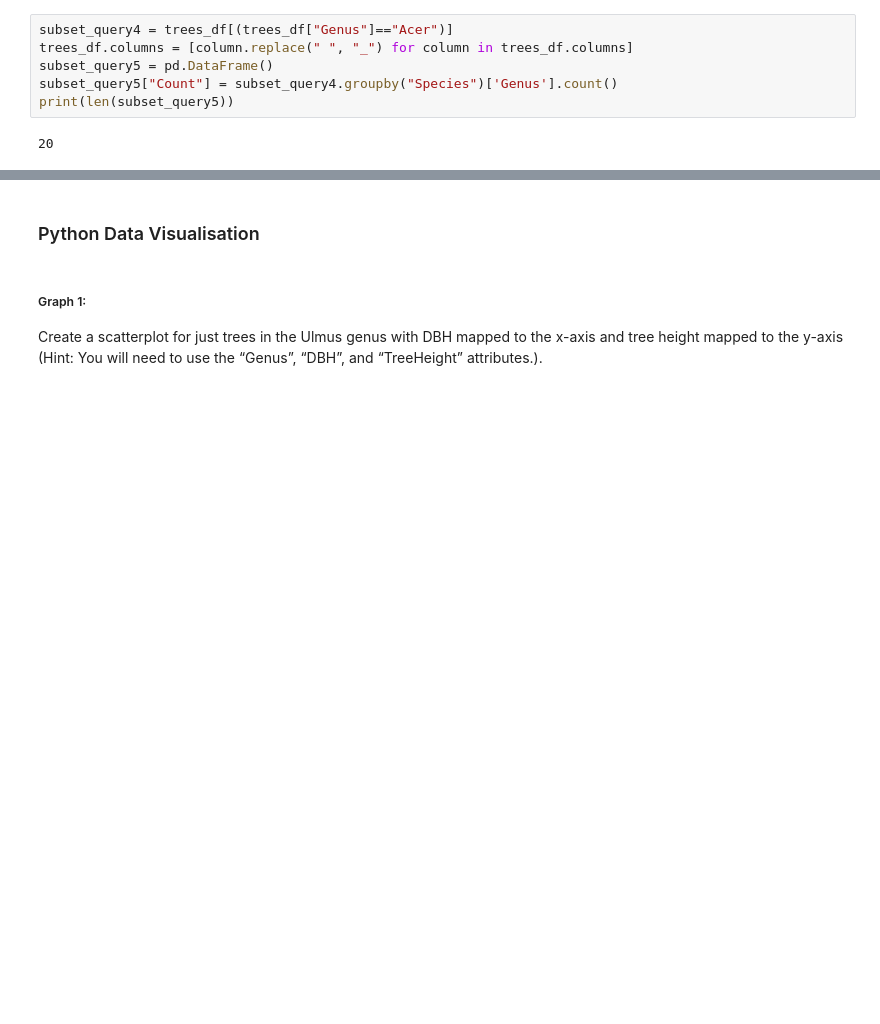
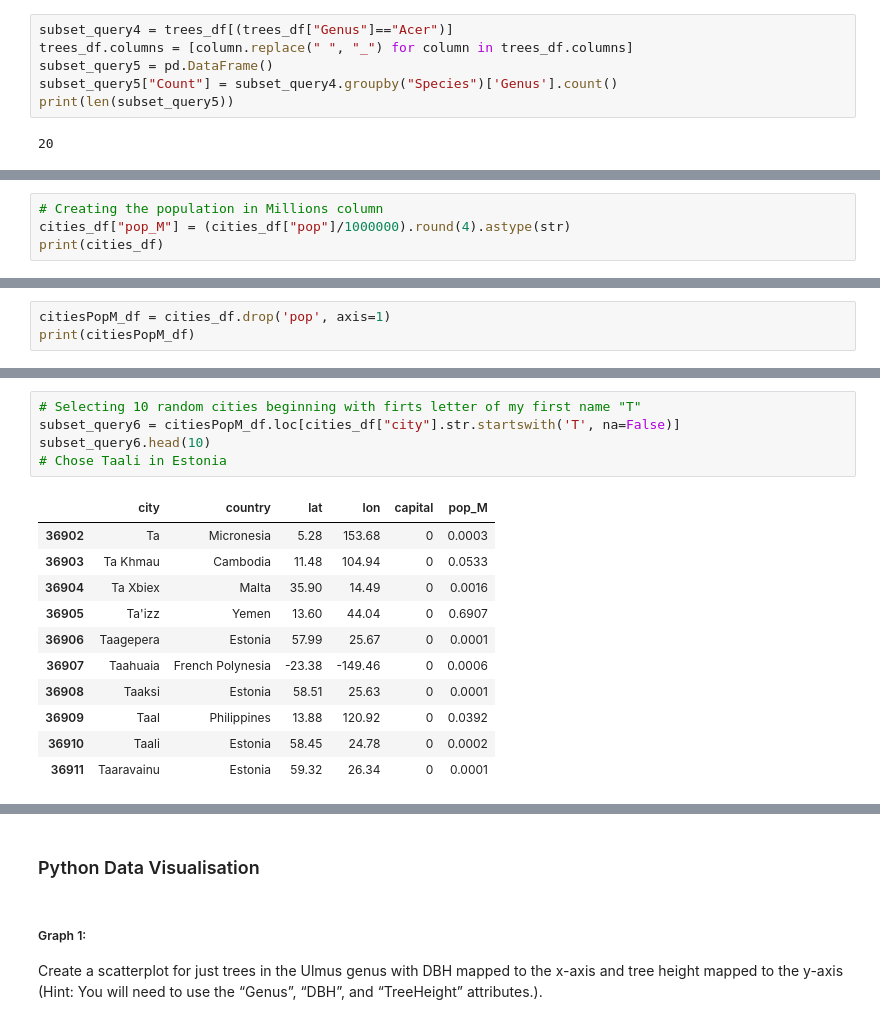
Before and after one commit to TomLE14/PY4SA23_Assignment, a Jupyter notebook: Assignment No 2 - Tom Lewis-Evans.ipynb, the cells around one changed output, grey strips where cells are left out. Drawn from its saved outputs; the diff is of its cells as text; blank space fills up the shorter version.

```diff
--- a/Assignment No 2 - Tom Lewis-Evans.ipynb
+++ b/Assignment No 2 - Tom Lewis-Evans.ipynb
@@ -157,0 +179,4 @@ selected city is.
+# %%
+# Creating the population in Millions column
+cities_df["pop_M"] = (cities_df["pop"]/1000000).round(4).astype(str)
+print(cities_df)
@@ -157,0 +198,3 @@ selected city is.
+# %%
+citiesPopM_df = cities_df.drop('pop', axis=1)
+print(citiesPopM_df)
@@ -157,0 +216,17 @@ selected city is.
+# %%
+# Selecting 10 random cities beginning with firts letter of my first name "T"
+subset_query6 = citiesPopM_df.loc[cities_df["city"].str.startswith('T', na=False)]
+subset_query6.head(10)
+# Chose Taali in Estonia
+# %% [output]
+|  | city | country | lat | lon | capital | pop_M |
+| 36902 | Ta | Micronesia | 5.28 | 153.68 | 0 | 0.0003 |
+| 36903 | Ta Khmau | Cambodia | 11.48 | 104.94 | 0 | 0.0533 |
+| 36904 | Ta Xbiex | Malta | 35.90 | 14.49 | 0 | 0.0016 |
+| 36905 | Ta'izz | Yemen | 13.60 | 44.04 | 0 | 0.6907 |
+| 36906 | Taagepera | Estonia | 57.99 | 25.67 | 0 | 0.0001 |
+| 36907 | Taahuaia | French Polynesia | -23.38 | -149.46 | 0 | 0.0006 |
+| 36908 | Taaksi | Estonia | 58.51 | 25.63 | 0 | 0.0001 |
+| 36909 | Taal | Philippines | 13.88 | 120.92 | 0 | 0.0392 |
+| 36910 | Taali | Estonia | 58.45 | 24.78 | 0 | 0.0002 |
+| 36911 | Taaravainu | Estonia | 59.32 | 26.34 | 0 | 0.0001 |
```
Also changed, not shown: parts of 6 cells of this notebook.
